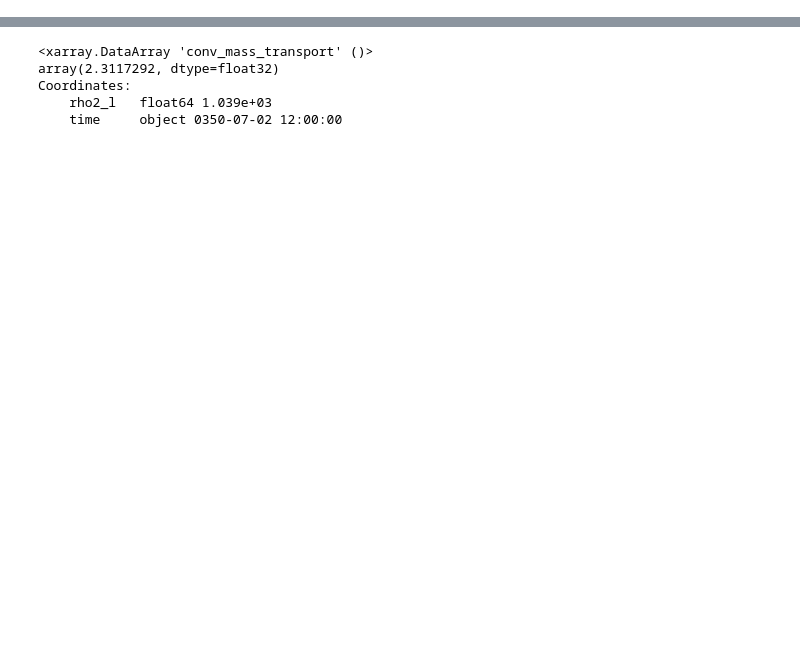
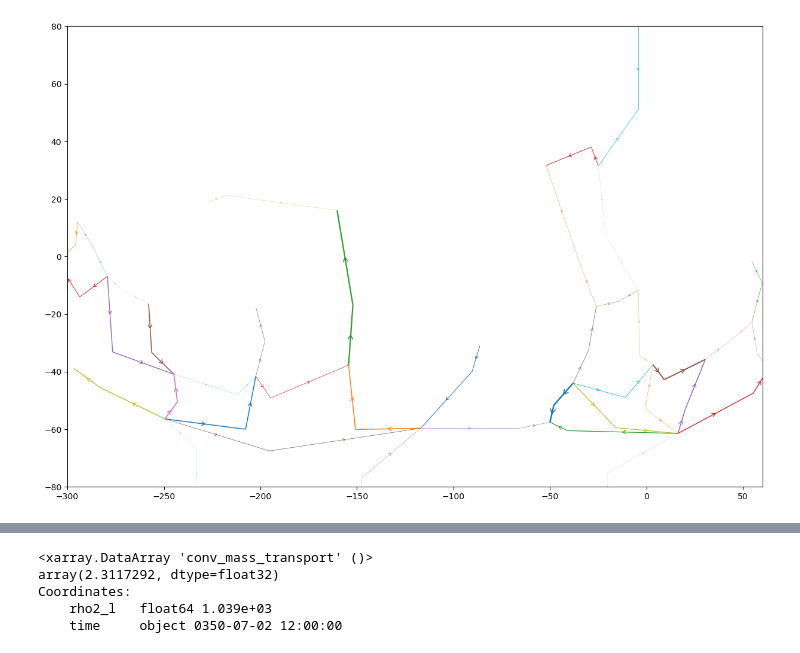
Before and after one commit to hdrake/regionate, a Jupyter notebook: examples/2_conveyorbelt_plots.ipynb, the cells around one changed output, grey strips where cells are left out. Cells and saved outputs as stored; diff of their text form; code cells hidden in the pictures; blank space fills up the shorter version.

```diff
--- a/examples/2_conveyorbelt_plots.ipynb
+++ b/examples/2_conveyorbelt_plots.ipynb
@@ -27,6 +30,7 @@ og = og.assign_coords({'geolon'  : xr.DataArray(sg['x'][1::2,1::2].data, dims=["
                                        'geolat_v': xr.DataArray(sg['y'][0::2,1::2].data, dims=["yq", "xh"]),
                                        'geolon_c': xr.DataArray(sg['x'][0::2,0::2].data, dims=["yq", "xq"]),
                                        'geolat_c': xr.DataArray(sg['y'][0::2,0::2].data, dims=["yq", "xq"])})
+A = og['areacello']
 symmetric = og.geolon.shape == og.geolon_c.shape
 
 rho0 = 1035.
@@ -32,0 +183,11 @@ rho0 = 1035.
+# %%
+fig, ax = plt.subplots(1,1, figsize=(15, 10))
+ax.set_xlim(-300, 60)
+ax.set_ylim(-80, 80)
+for e, ((b1name, b2name), x) in enumerate(graph_flow.items()):
+    E_coord = E_coords[(b1name, b2name)]
+    x = Xdiv[e]
+    l = transport_vector(fig, ax, E_coord[0][0][0], E_coord[0][1][0], E_coord[0][0][1], E_coord[0][1][1], x, size=np.abs(x))
+    transport_vector(fig, ax, E_coord[1][0][0], E_coord[1][1][0], E_coord[1][0][1], E_coord[1][1][1], x, size=np.abs(x), color=l[0].get_color())
+# %% [output]
+[figure, added]
```
Also changed, not shown: parts of 42 cells of this notebook, 1 other file.
